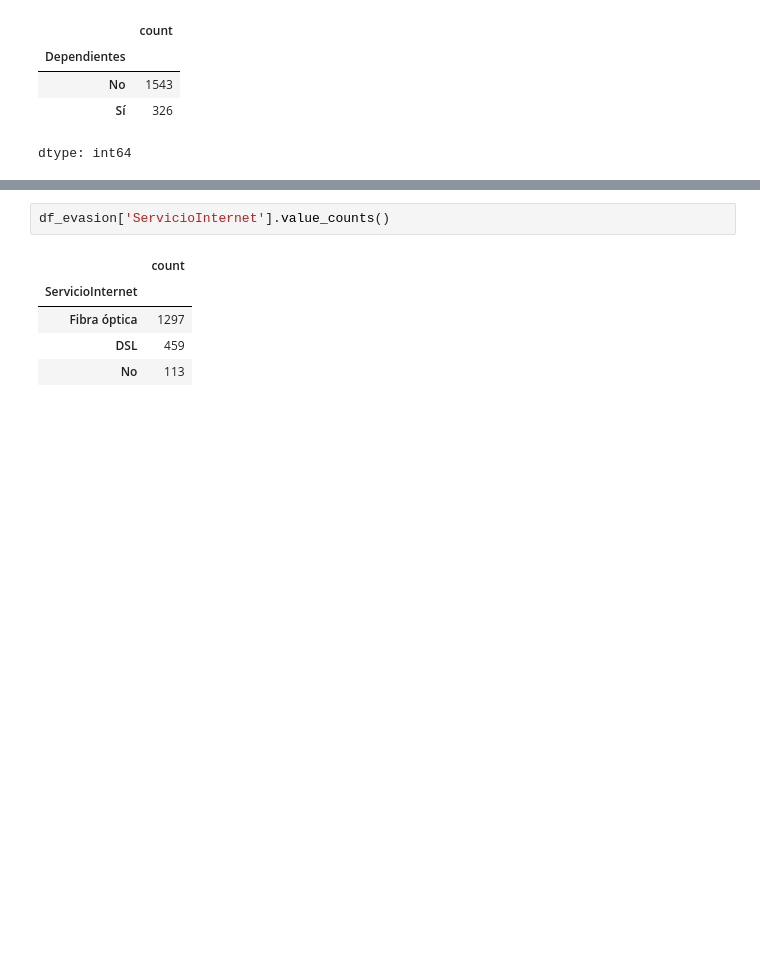
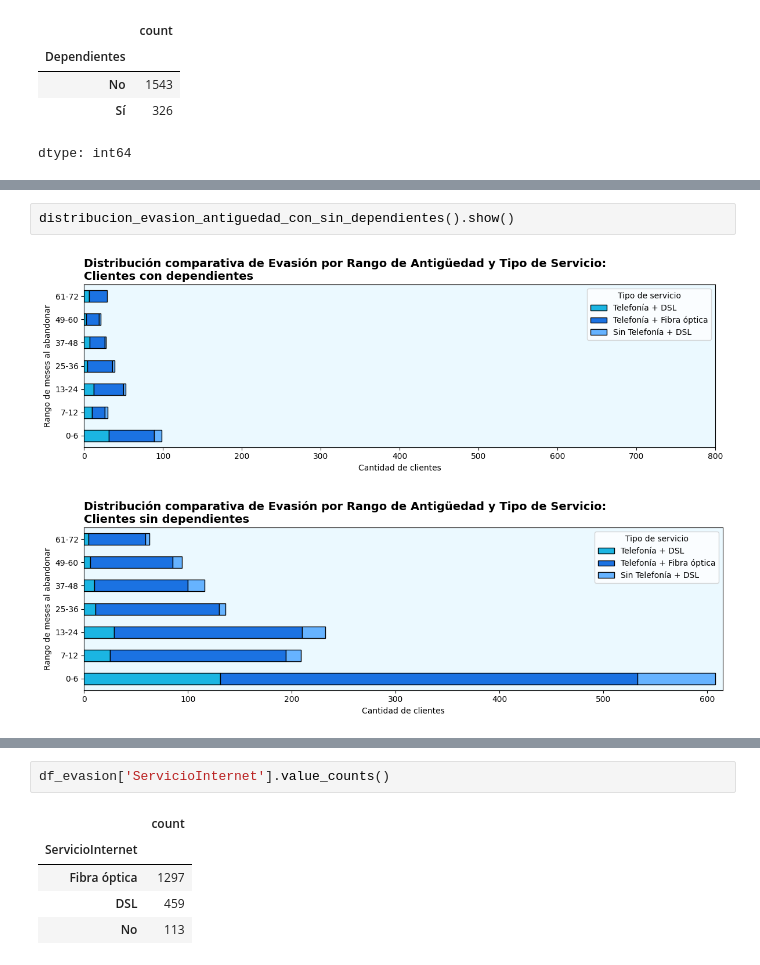
Before and after one commit to DanielRaiicHu/TelecomX, a Jupyter notebook: TelecomX.ipynb, the cells around one changed output, grey strips where cells are left out. Saved outputs shown, nothing was run; the diff lists cells and outputs as text; blank space fills up the shorter version.

```diff
--- a/TelecomX.ipynb
+++ b/TelecomX.ipynb
@@ -1326 +1350,6 @@ plt.show()
+# %%
+distribucion_evasion_antiguedad_con_sin_dependientes().show()
+# %% [output]
+[figure, added]
+[figure, added]
 # %%
```
Also changed, not shown: parts of 68 cells of this notebook.
